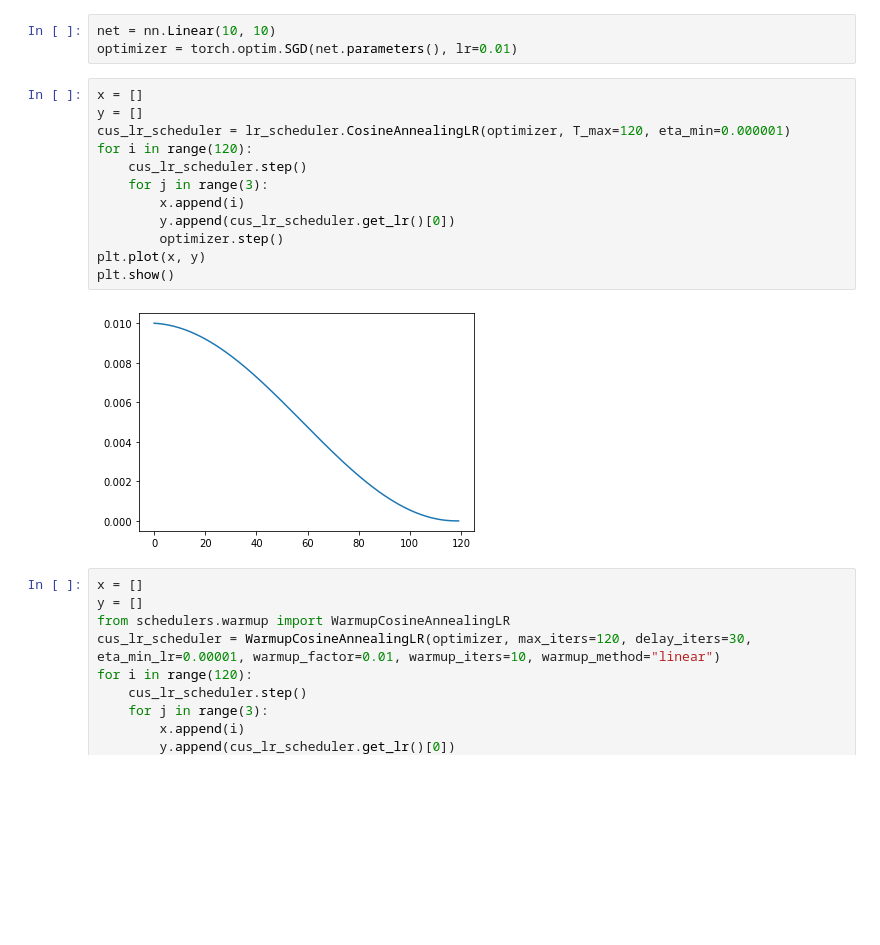
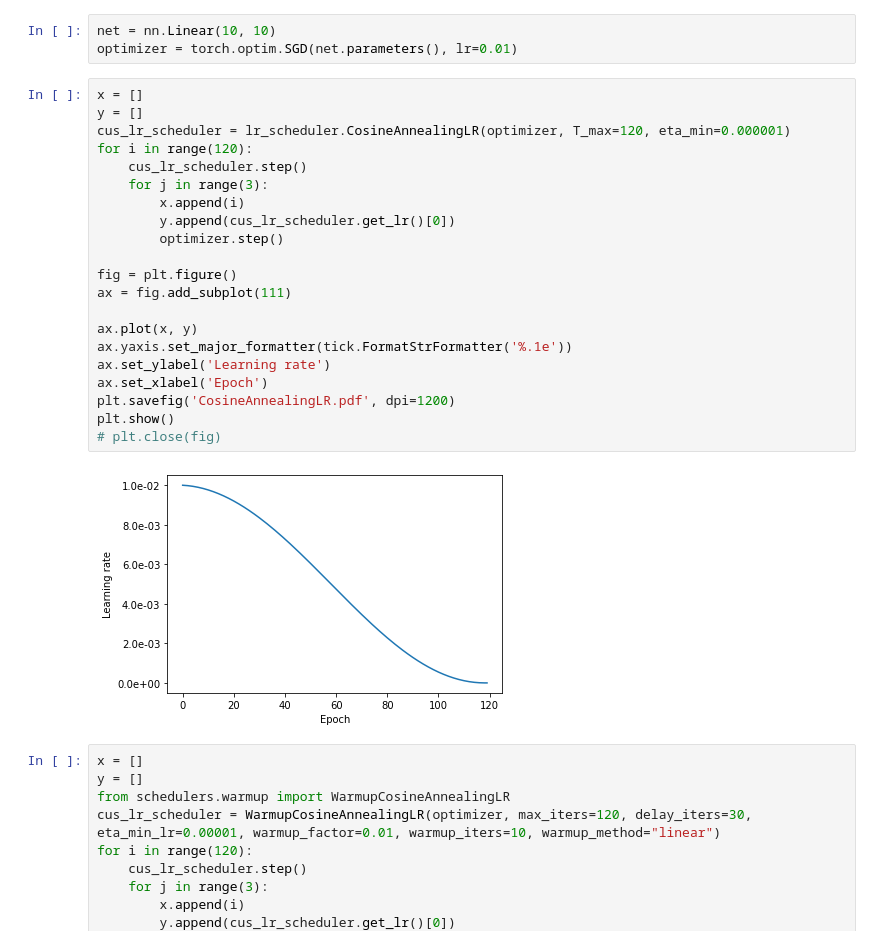
Before and after one commit to hiennguyen9874/person-attribute-recognition, a Jupyter notebook: schedulers/lr_scheduler.ipynb, the cells around one changed output. Drawn from its saved outputs; the diff is of its cells as text; blank space fills up the shorter version.

```diff
--- a/schedulers/lr_scheduler.ipynb
+++ b/schedulers/lr_scheduler.ipynb
@@ -15,17 +15,26 @@ optimizer = torch.optim.SGD(net.parameters(), lr=0.01)
 # %%
 x = []
 y = []
 cus_lr_scheduler = lr_scheduler.CosineAnnealingLR(optimizer, T_max=120, eta_min=0.000001)
 for i in range(120):
     cus_lr_scheduler.step()
     for j in range(3):
         x.append(i)
         y.append(cus_lr_scheduler.get_lr()[0])
         optimizer.step()
-plt.plot(x, y)
+
+fig = plt.figure()
+ax = fig.add_subplot(111)
+
+ax.plot(x, y)
+ax.yaxis.set_major_formatter(tick.FormatStrFormatter('%.1e'))
+ax.set_ylabel('Learning rate')
+ax.set_xlabel('Epoch')
+plt.savefig('CosineAnnealingLR.pdf', dpi=1200)
 plt.show()
+# plt.close(fig)
 # %% [output]
-[figure, old version]
+[figure, new version]
 # %%
 x = []
 y = []
```
Also changed, not shown: parts of 2 cells of this notebook, 8 other files.
